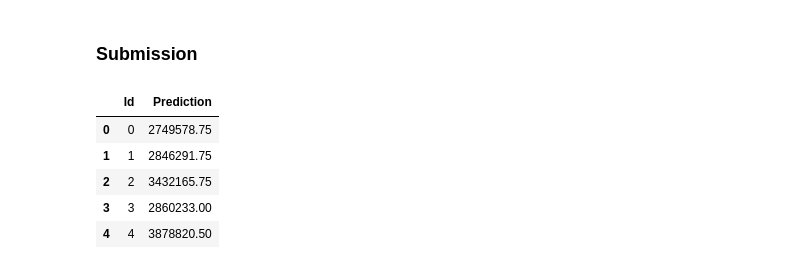
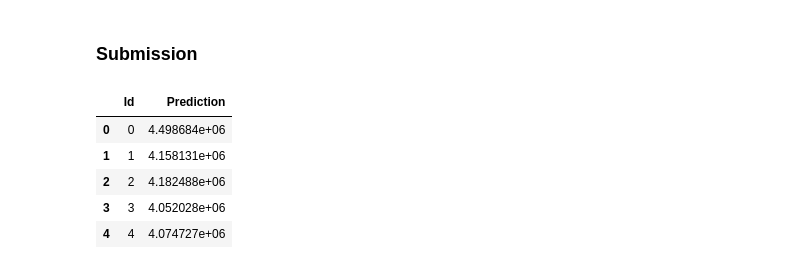
Before and after one commit to Ever2after/ML-Study, a Jupyter notebook: week6/restaurant-revenue/restaurant-revenue.ipynb, the cells around one changed output. Cells and saved outputs as stored; diff of their text form; code cells hidden in the pictures.

```diff
--- a/week6/restaurant-revenue/restaurant-revenue.ipynb
+++ b/week6/restaurant-revenue/restaurant-revenue.ipynb
@@ -241,7 +240,7 @@ X_test[p_columns] = X_test[p_columns].astype('float64')
 ### Scaling
 # %%
 scaler = StandardScaler()
-scaling_features = t_features + p_columns
+scaling_features = t_features + p_columns + ['Year', 'Day', 'Month', 'City']
 
 scaled_X_train = pd.DataFrame(scaler.fit_transform(X_train[scaling_features]), columns = scaling_features)
 scaled_X_test = pd.DataFrame(scaler.transform(X_test[scaling_features]), columns = scaling_features)
@@ -264,2 +263,4 @@ X_train.describe()
+# %%
+y_train_scaled = (y_train - np.mean(y_train)) / np.std(y_train)
 # %% [markdown]
 ### Feature Selection
@@ -285,7 +278,7 @@ params = {
 
 model = lgbm.LGBMRegressor()
 grid_lgbm = GridSearchCV(model, param_grid=params, scoring = 'neg_mean_squared_error', cv=3, refit=True)
-grid_lgbm.fit(X_train, y_train)
+grid_lgbm.fit(X_train, y_train_scaled)
 
 print('best params : ', grid_lgbm.best_params_)
 print('best score : ', grid_lgbm.best_score_)
@@ -304,7 +294,7 @@ params = {
 
 model = xgb.XGBRegressor()
 grid_xgb = GridSearchCV(model, param_grid=params, scoring = 'neg_mean_squared_error', cv=3, refit=True)
-grid_xgb.fit(X_train, y_train)
+grid_xgb.fit(X_train, y_train_scaled)
 
 print('best params : ', grid_xgb.best_params_)
 print('best score : ', grid_xgb.best_score_)
@@ -314,14 +369,20 @@ best score :  -6980906684674.243
 # %% [markdown]
 ### Submission
 # %%
-y_test = grid_xgb.best_estimator_.predict(X_test)
+# model = grid_lgbm.best_estimator_
+model = Ridge(alpha = 300).fit(X_train, y_train_scaled)
+# model = ElasticNet(alpha = 1, l1_ratio = 0.2).fit(X_train, y_train_scaled)
+
+y_test = model.predict(X_test)
+y_test = y_test * np.std(y_train) + np.mean(y_train)
+
 submission = pd.DataFrame(y_test, columns=['Prediction'])
 submission = pd.concat([test['Id'], submission], axis = 1)
 submission.head()
 # %% [output]
 |  | Id | Prediction |
-| 0 | 0 | 2749578.75 |
-| 1 | 1 | 2846291.75 |
-| 2 | 2 | 3432165.75 |
-| 3 | 3 | 2860233.00 |
-| 4 | 4 | 3878820.50 |
+| 0 | 0 | 4.498684e+06 |
+| 1 | 1 | 4.158131e+06 |
+| 2 | 2 | 4.182488e+06 |
+| 3 | 3 | 4.052028e+06 |
+| 4 | 4 | 4.074727e+06 |
```
Also changed, not shown: parts of 19 cells of this notebook.
